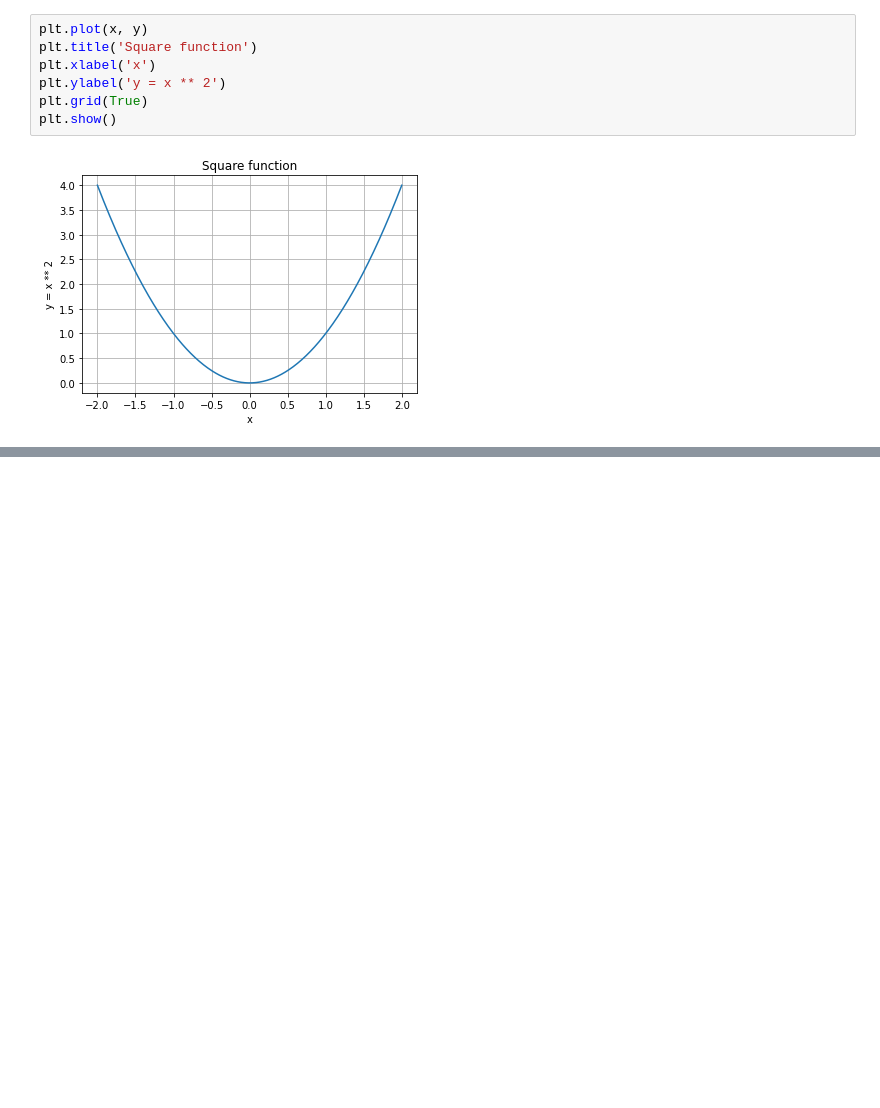
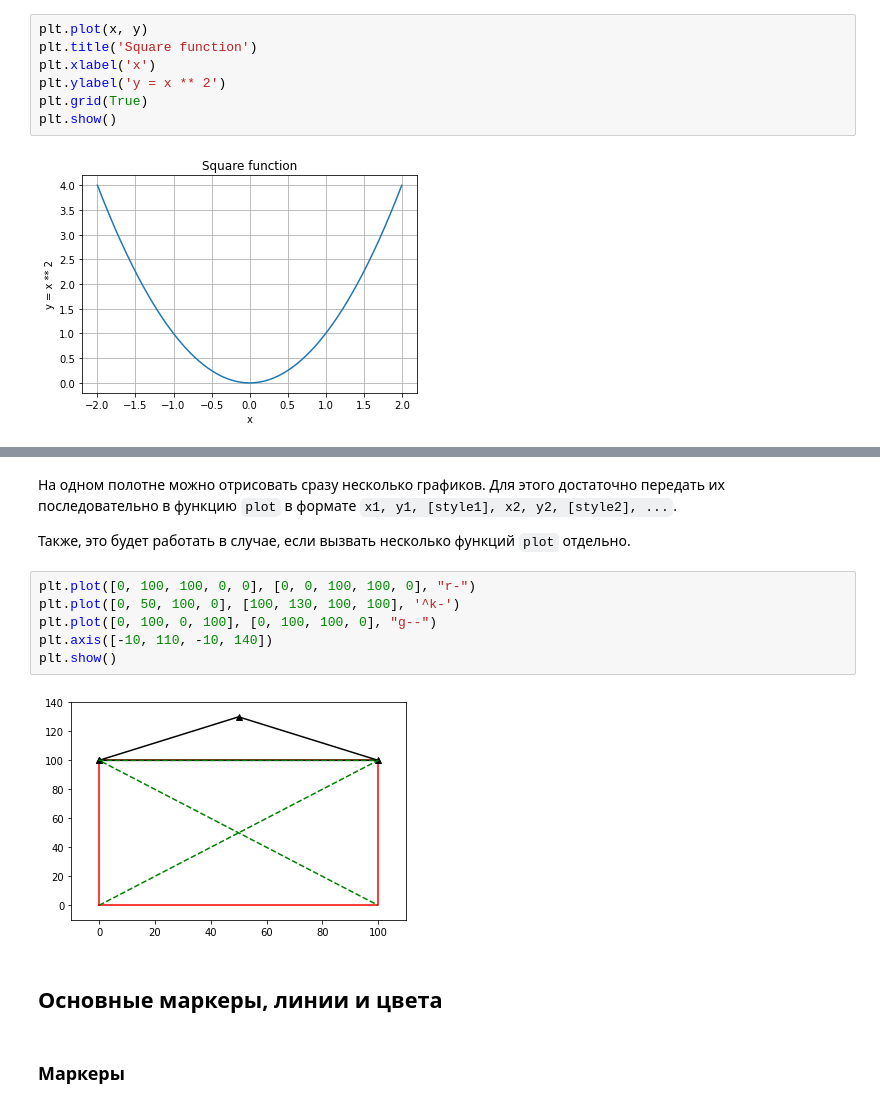
Before and after one commit to Lpshkn/Tutors, a Jupyter notebook: Matplotlib/Introducing.ipynb, the cells around one changed output, grey strips where cells are left out. Cells and saved outputs as stored; diff of their text form; blank space fills up the shorter version.

```diff
--- a/Matplotlib/Introducing.ipynb
+++ b/Matplotlib/Introducing.ipynb
@@ -61,0 +88,16 @@ plt.show()
+# %% [markdown]
+На одном полотне можно отрисовать сразу несколько графиков. Для этого достаточно передать их последовательно в функцию `plot` в формате `x1, y1, [style1], x2, y2, [style2], ...`.
+
+Также, это будет работать в случае, если вызвать несколько функций `plot` отдельно.
+# %%
+plt.plot([0, 100, 100, 0, 0], [0, 0, 100, 100, 0], "r-")
+plt.plot([0, 50, 100, 0], [100, 130, 100, 100], '^k-')
+plt.plot([0, 100, 0, 100], [0, 100, 100, 0], "g--")
+plt.axis([-10, 110, -10, 140])
+plt.show()
+# %% [output]
+[figure, added]
+# %% [markdown]
+## Основные маркеры, линии и цвета
+# %% [markdown]
+### Маркеры
```
Also changed, not shown: parts of 15 cells of this notebook.
